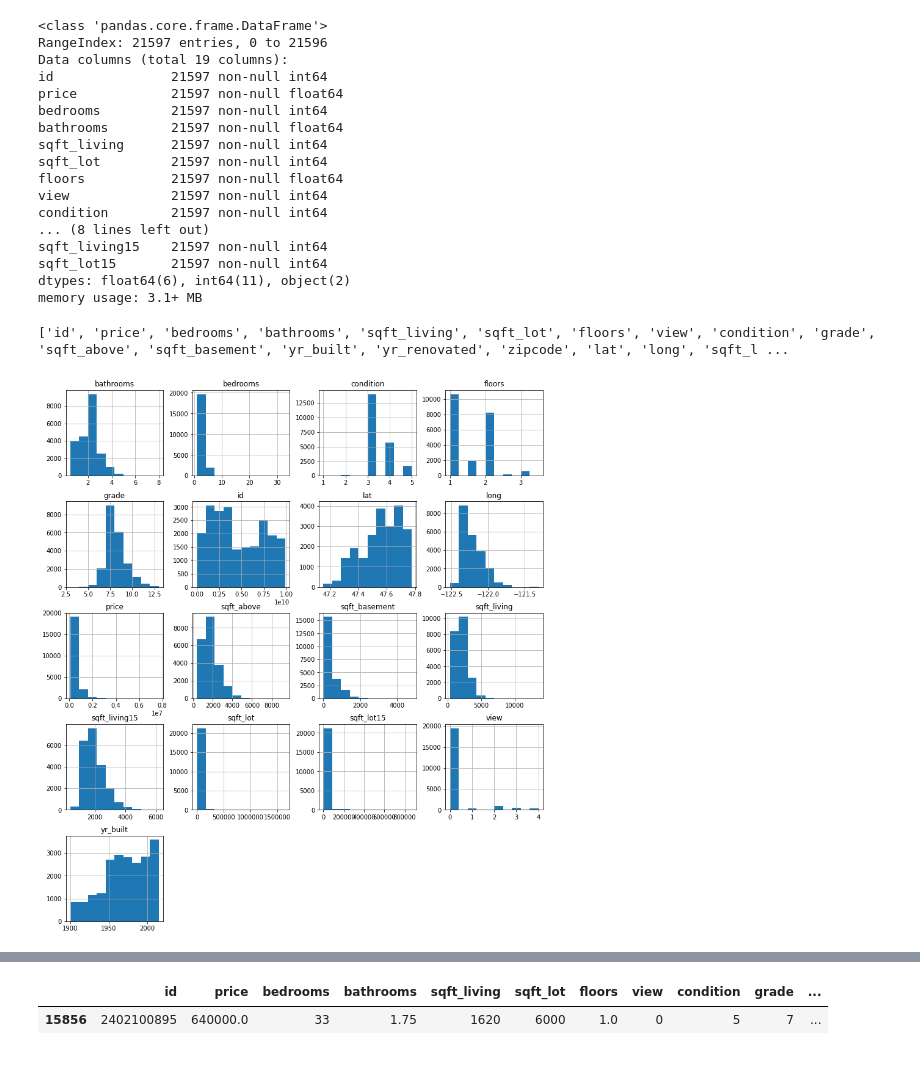
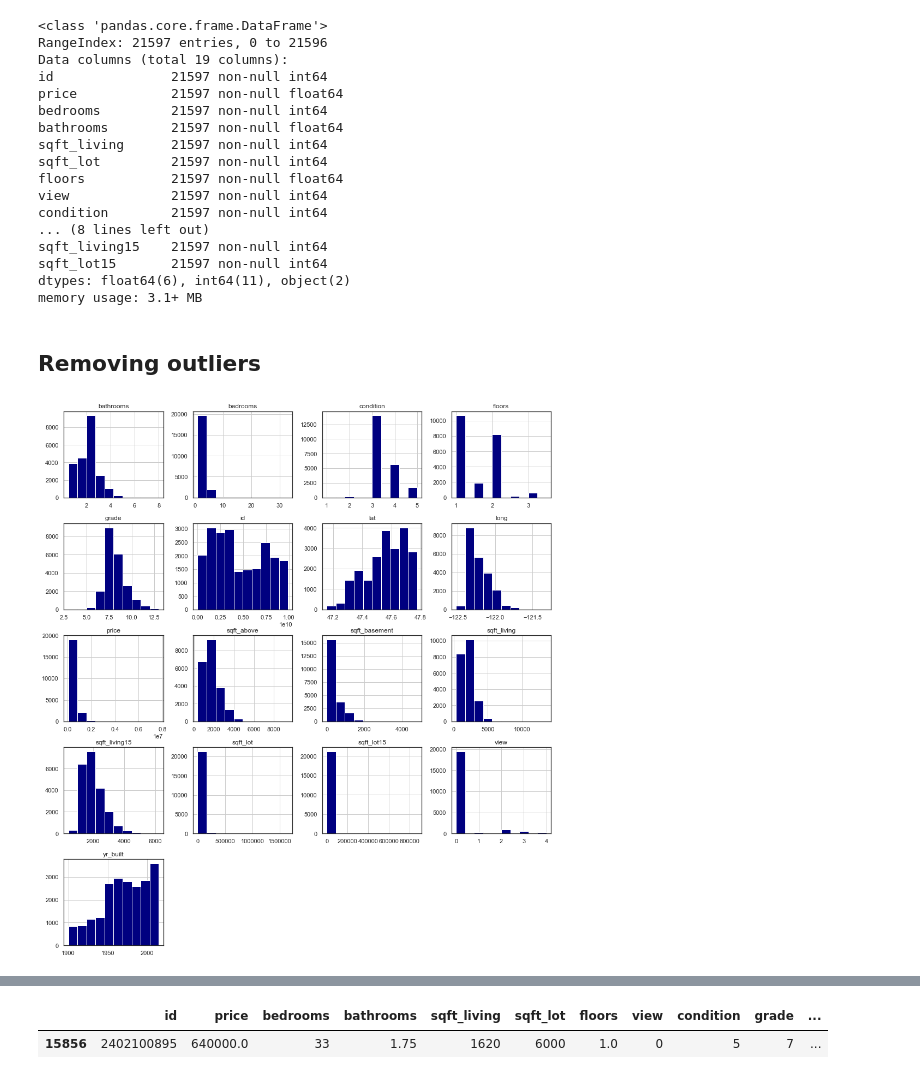
Before and after one commit to nikolholicka/curriculum, a Jupyter notebook: mod1/project/dsc-1-final-project-online-ds-pt-041519/project_workbook.ipynb, the cells around one changed output, grey strips where cells are left out. Saved outputs shown, nothing was run; the diff lists cells and outputs as text; code cells hidden in the pictures.

```diff
--- a/mod1/project/dsc-1-final-project-online-ds-pt-041519/project_workbook.ipynb
+++ b/mod1/project/dsc-1-final-project-online-ds-pt-041519/project_workbook.ipynb
@@ -162,17 +206,12 @@ memory usage: 3.1+ MB
-# %%
-list_of_columns = list(df.columns)
-print(list_of_columns)
-#df.sqft_lot15.value_counts()
-#checking for placeholders in individual columns
-#so far, not columns seem to have any placeholders anymore
-#I will later use scatter plots to check for unusual values
-# %% [output]
-['id', 'price', 'bedrooms', 'bathrooms', 'sqft_living', 'sqft_lot', 'floors', 'view', 'condition', 'grade', 'sqft_above', 'sqft_basement', 'yr_built', 'yr_renovated', 'zipcode', 'lat', 'long', 'sqft_l ...
-# %%
-#QUICK VISUALISATIONS
-df.hist(figsize=(14,16));
-# %% [output]
-[figure, removed]
+# %% [markdown]
+## Removing outliers
+# %%
+#QUICK VISUALISATIONS
+df.hist(figsize=(16,18),color='navy');
+# columns such ad bedrooms, price, sqft_lot and sqft_lot15 seem to have some outliers
+# columns condition, floors, grade, bathrooms, view and bathrooms look like categorical variables
+# %% [output]
+[figure, added]
 # %%
 # after a quick look at different scatterplots, I have identified some outliers
 plt.scatter(df.bedrooms,df.price)
```
Also changed, not shown: parts of 50 cells of this notebook, 1 other file.
